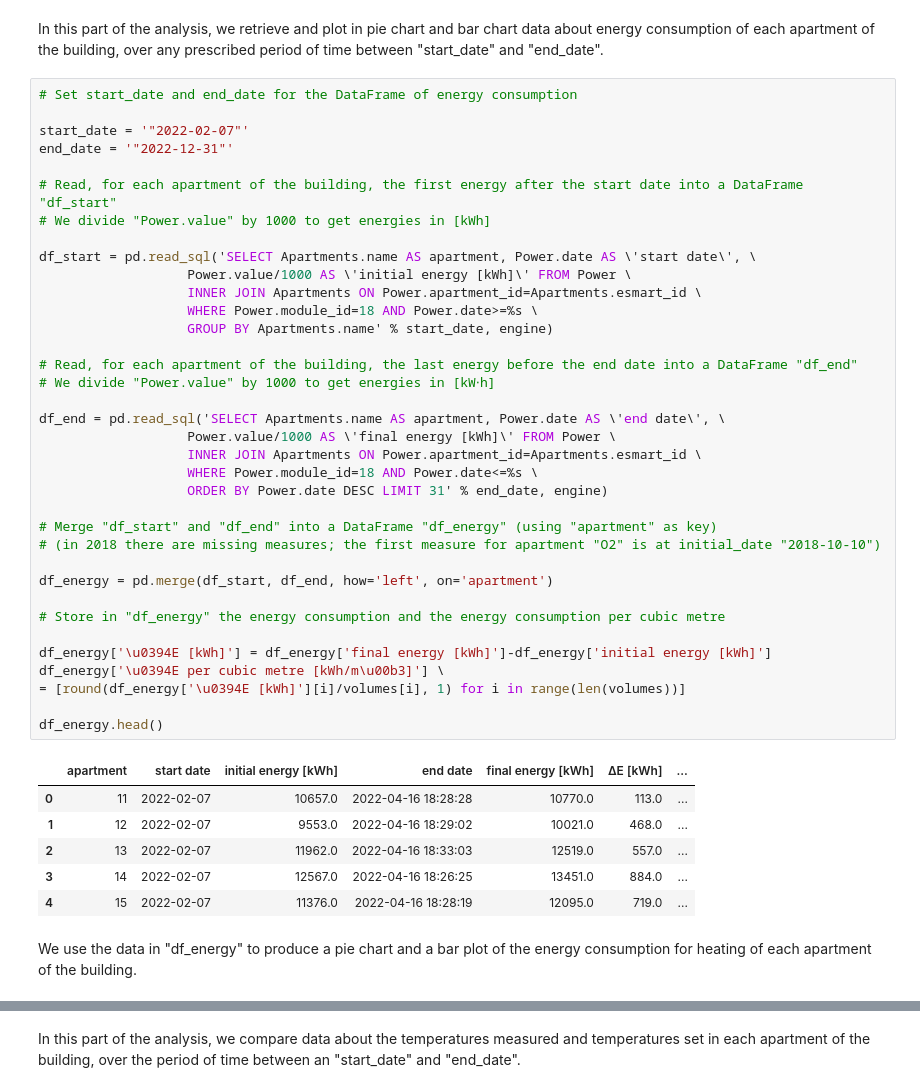
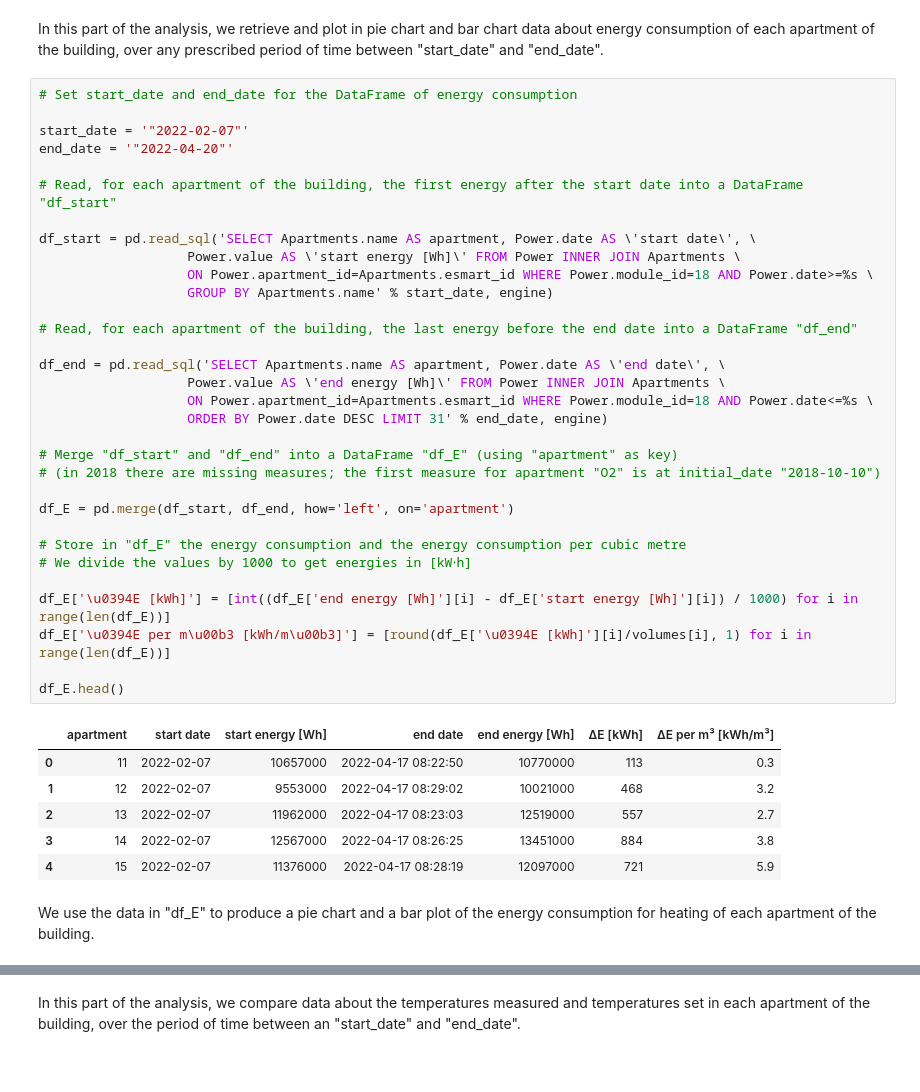
Before and after one commit to rtiedra/data-science, a Jupyter notebook: building_heating/building_heating.ipynb, the cells around one changed output, grey strips where cells are left out. Cells and saved outputs as stored; diff of their text form.

```diff
--- a/building_heating/building_heating.ipynb
+++ b/building_heating/building_heating.ipynb
@@ -163,46 +163,42 @@ In this part of the analysis, we retrieve and plot in pie chart and bar chart da
 # %%
 # Set start_date and end_date for the DataFrame of energy consumption
 
 start_date = '"2022-02-07"'
-end_date = '"2022-12-31"'
+end_date = '"2022-04-20"'
 
 # Read, for each apartment of the building, the first energy after the start date into a DataFrame "df_start"
-# We divide "Power.value" by 1000 to get energies in [kWh]
 
 df_start = pd.read_sql('SELECT Apartments.name AS apartment, Power.date AS \'start date\', \
-                   Power.value/1000 AS \'initial energy [kWh]\' FROM Power \
-                   INNER JOIN Apartments ON Power.apartment_id=Apartments.esmart_id \
-                   WHERE Power.module_id=18 AND Power.date>=%s \
+                   Power.value AS \'start energy [Wh]\' FROM Power INNER JOIN Apartments \
+                   ON Power.apartment_id=Apartments.esmart_id WHERE Power.module_id=18 AND Power.date>=%s \
                    GROUP BY Apartments.name' % start_date, engine)
 
 # Read, for each apartment of the building, the last energy before the end date into a DataFrame "df_end"
-# We divide "Power.value" by 1000 to get energies in [kW⋅h]
 
 df_end = pd.read_sql('SELECT Apartments.name AS apartment, Power.date AS \'end date\', \
-                   Power.value/1000 AS \'final energy [kWh]\' FROM Power \
-                   INNER JOIN Apartments ON Power.apartment_id=Apartments.esmart_id \
-                   WHERE Power.module_id=18 AND Power.date<=%s \
+                   Power.value AS \'end energy [Wh]\' FROM Power INNER JOIN Apartments \
+                   ON Power.apartment_id=Apartments.esmart_id WHERE Power.module_id=18 AND Power.date<=%s \
                    ORDER BY Power.date DESC LIMIT 31' % end_date, engine)
 
-# Merge "df_start" and "df_end" into a DataFrame "df_energy" (using "apartment" as key)
+# Merge "df_start" and "df_end" into a DataFrame "df_E" (using "apartment" as key)
 # (in 2018 there are missing measures; the first measure for apartment "O2" is at initial_date "2018-10-10")
 
-df_energy = pd.merge(df_start, df_end, how='left', on='apartment')
+df_E = pd.merge(df_start, df_end, how='left', on='apartment')
 
-# Store in "df_energy" the energy consumption and the energy consumption per cubic metre
+# Store in "df_E" the energy consumption and the energy consumption per cubic metre
+# We divide the values by 1000 to get energies in [kW⋅h]
 
-df_energy['\u0394E [kWh]'] = df_energy['final energy [kWh]']-df_energy['initial energy [kWh]']
-df_energy['\u0394E per cubic metre [kWh/m\u00b3]'] \
-= [round(df_energy['\u0394E [kWh]'][i]/volumes[i], 1) for i in range(len(volumes))]
+df_E['\u0394E [kWh]'] = [int((df_E['end energy [Wh]'][i] - df_E['start energy [Wh]'][i]) / 1000) for i in range(len(df_E))]
+df_E['\u0394E per m\u00b3 [kWh/m\u00b3]'] = [round(df_E['\u0394E [kWh]'][i]/volumes[i], 1) for i in range(len(df_E))]
 
-df_energy.head()
+df_E.head()
 # %% [output]
-|  | apartment | start date | initial energy [kWh] | end date | final energy [kWh] | ΔE [kWh] | ... |
-| 0 | 11 | 2022-02-07 | 10657.0 | 2022-04-16 18:28:28 | 10770.0 | 113.0 | ... |
-| 1 | 12 | 2022-02-07 | 9553.0 | 2022-04-16 18:29:02 | 10021.0 | 468.0 | ... |
-| 2 | 13 | 2022-02-07 | 11962.0 | 2022-04-16 18:33:03 | 12519.0 | 557.0 | ... |
-| 3 | 14 | 2022-02-07 | 12567.0 | 2022-04-16 18:26:25 | 13451.0 | 884.0 | ... |
-| 4 | 15 | 2022-02-07 | 11376.0 | 2022-04-16 18:28:19 | 12095.0 | 719.0 | ... |
+|  | apartment | start date | start energy [Wh] | end date | end energy [Wh] | ΔE [kWh] | ΔE per m³ [kWh/m³] |
+| 0 | 11 | 2022-02-07 | 10657000 | 2022-04-17 08:22:50 | 10770000 | 113 | 0.3 |
+| 1 | 12 | 2022-02-07 | 9553000 | 2022-04-17 08:29:02 | 10021000 | 468 | 3.2 |
+| 2 | 13 | 2022-02-07 | 11962000 | 2022-04-17 08:23:03 | 12519000 | 557 | 2.7 |
+| 3 | 14 | 2022-02-07 | 12567000 | 2022-04-17 08:26:25 | 13451000 | 884 | 3.8 |
+| 4 | 15 | 2022-02-07 | 11376000 | 2022-04-17 08:28:19 | 12097000 | 721 | 5.9 |
 # %% [markdown]
-We use the data in "df_energy" to produce a pie chart and a bar plot of the energy consumption for heating of each apartment of the building.
+We use the data in "df_E" to produce a pie chart and a bar plot of the energy consumption for heating of each apartment of the building.
 # %%
```
Also changed, not shown: parts of 9 cells of this notebook.
